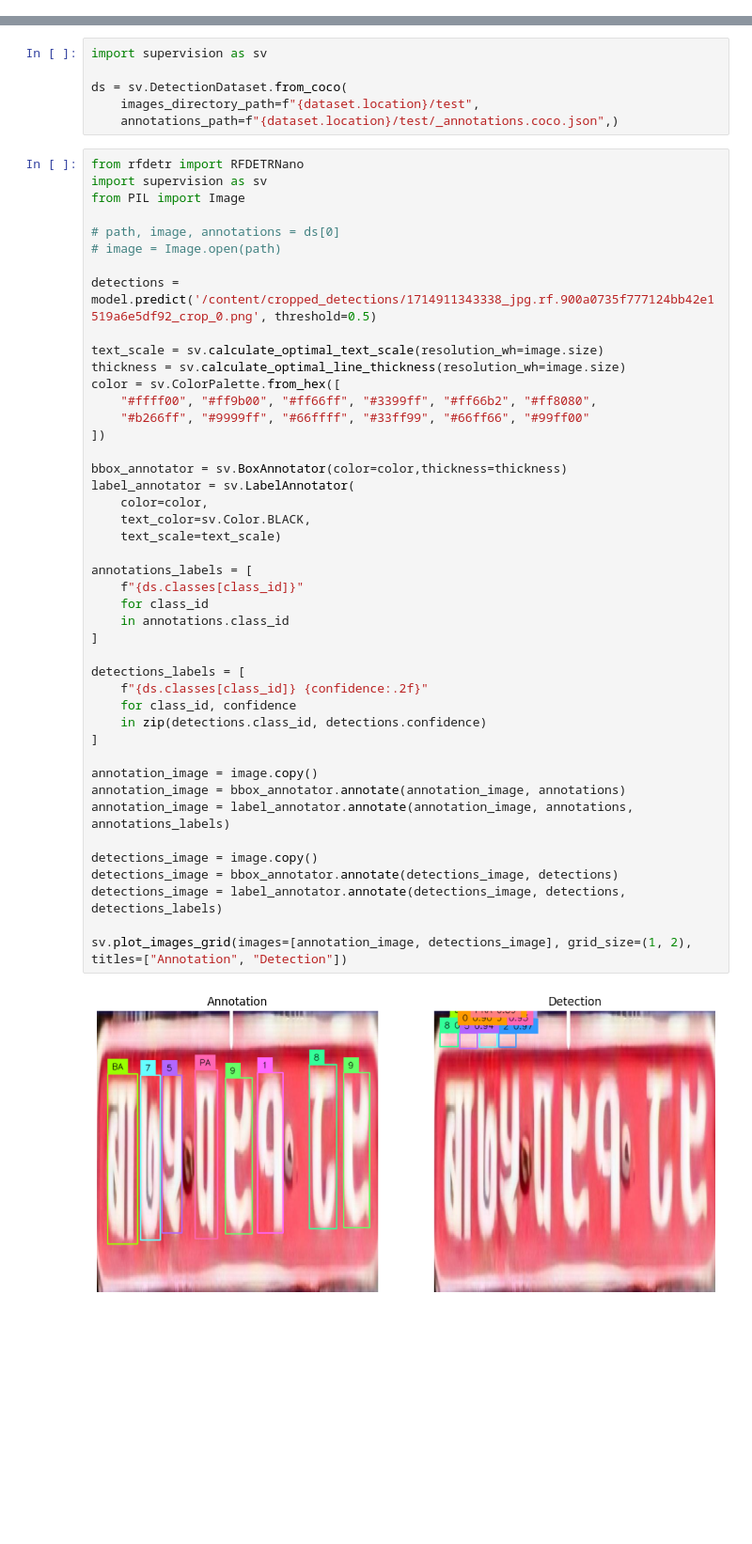
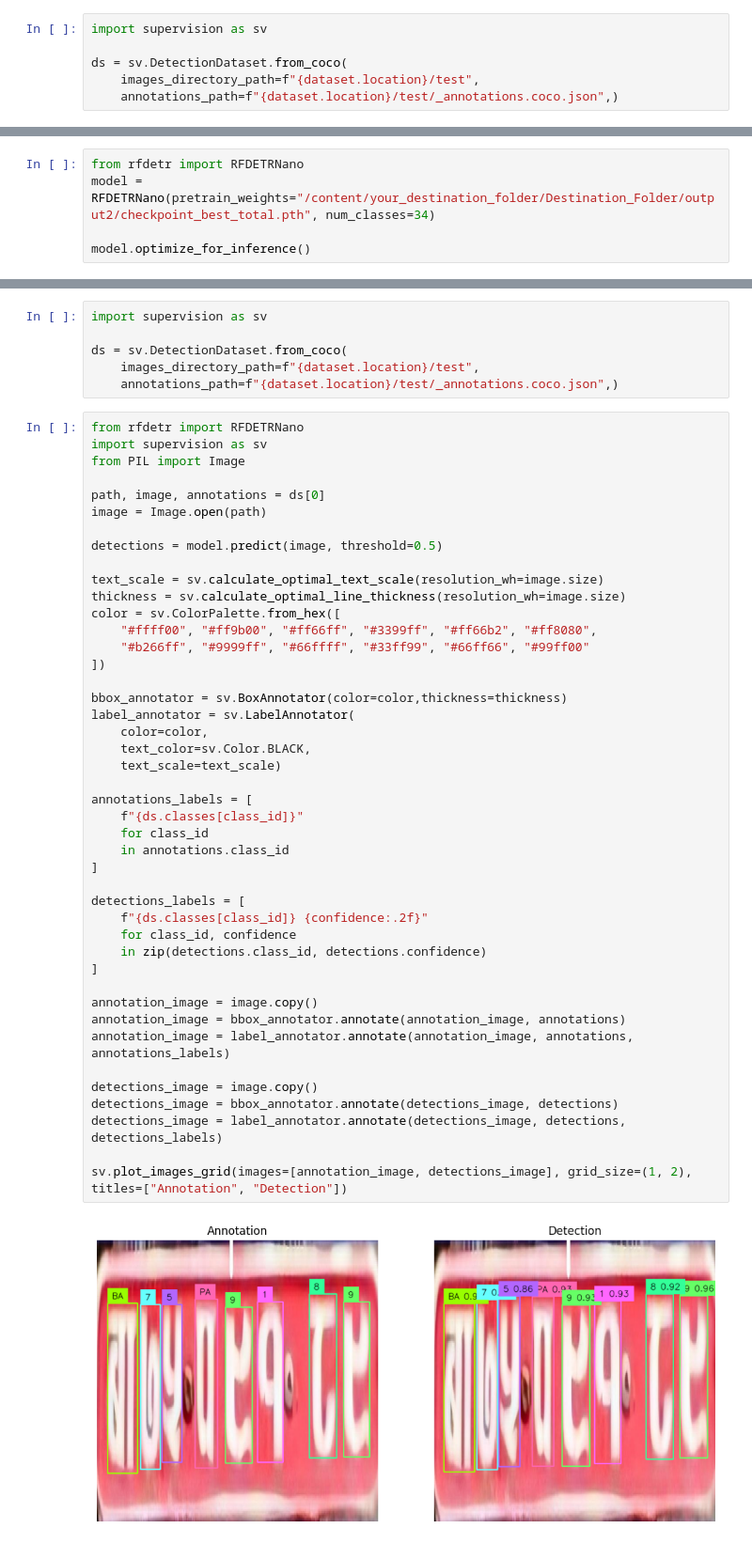
Before and after one commit to shivramsaud/Hands_on_git_tuts, a Jupyter notebook: notebooks/how-to-finetune-rf-detr-on-detection-dataset.ipynb, the cells around one changed output, grey strips where cells are left out. Shown at 94% size. Saved outputs shown, nothing was run; the diff lists cells and outputs as text; blank space fills up the shorter version.

```diff
--- a/notebooks/how-to-finetune-rf-detr-on-detection-dataset.ipynb
+++ b/notebooks/how-to-finetune-rf-detr-on-detection-dataset.ipynb
@@ -326,0 +308,6 @@ Average Precision (AP) @[ IoU=0.50:0.95 | area= large | maxDets=100 ]
+# %%
+import supervision as sv
+
+ds = sv.DetectionDataset.from_coco(
+    images_directory_path=f"{dataset.location}/test",
+    annotations_path=f"{dataset.location}/test/_annotations.coco.json",)
@@ -326,0 +330,5 @@ Average Precision (AP) @[ IoU=0.50:0.95 | area= large | maxDets=100 ]
+# %%
+from rfdetr import RFDETRNano
+model = RFDETRNano(pretrain_weights="/content/your_destination_folder/Destination_Folder/output2/checkpoint_best_total.pth", num_classes=34)
+
+model.optimize_for_inference()
@@ -1094,10 +1119,10 @@ from rfdetr import RFDETRNano
 import supervision as sv
 from PIL import Image
 
-# path, image, annotations = ds[0]
-# image = Image.open(path)
+path, image, annotations = ds[0]
+image = Image.open(path)
 
-detections = model.predict('/content/cropped_detections/1714911343338_jpg.rf.900a0735f777124bb42e1519a6e5df92_crop_0.png', threshold=0.5)
+detections = model.predict(image, threshold=0.5)
 
 text_scale = sv.calculate_optimal_text_scale(resolution_wh=image.size)
 thickness = sv.calculate_optimal_line_thickness(resolution_wh=image.size)
@@ -1107,31 +1132,31 @@ color = sv.ColorPalette.from_hex([
 ])
 
 bbox_annotator = sv.BoxAnnotator(color=color,thickness=thickness)
 label_annotator = sv.LabelAnnotator(
     color=color,
     text_color=sv.Color.BLACK,
     text_scale=text_scale)
 
 annotations_labels = [
     f"{ds.classes[class_id]}"
     for class_id
     in annotations.class_id
 ]
 
 detections_labels = [
     f"{ds.classes[class_id]} {confidence:.2f}"
     for class_id, confidence
     in zip(detections.class_id, detections.confidence)
 ]
 
 annotation_image = image.copy()
 annotation_image = bbox_annotator.annotate(annotation_image, annotations)
 annotation_image = label_annotator.annotate(annotation_image, annotations, annotations_labels)
 
 detections_image = image.copy()
 detections_image = bbox_annotator.annotate(detections_image, detections)
 detections_image = label_annotator.annotate(detections_image, detections, detections_labels)
 
 sv.plot_images_grid(images=[annotation_image, detections_image], grid_size=(1, 2), titles=["Annotation", "Detection"])
 # %% [output]
-[figure, old version]
+[figure, new version]
```
Also changed, not shown: parts of 27 cells of this notebook.
